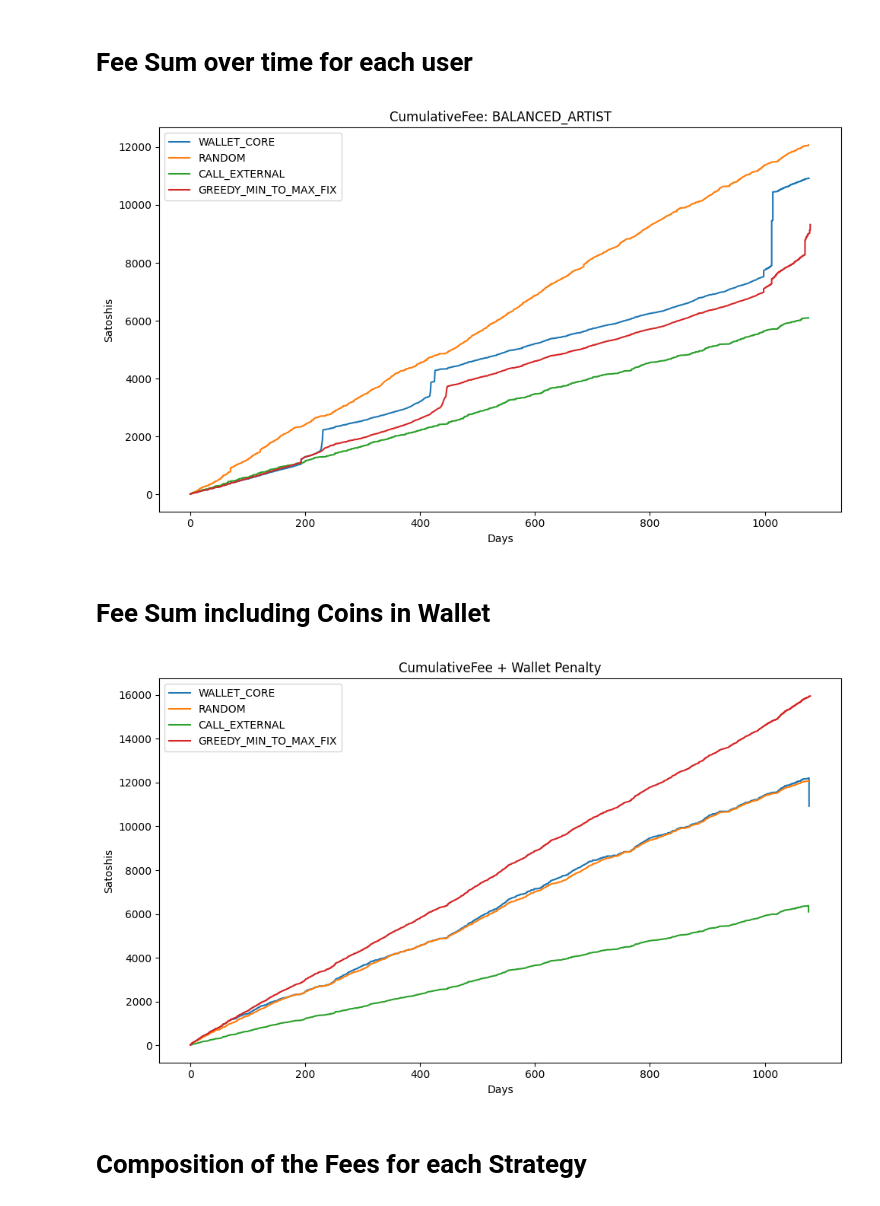
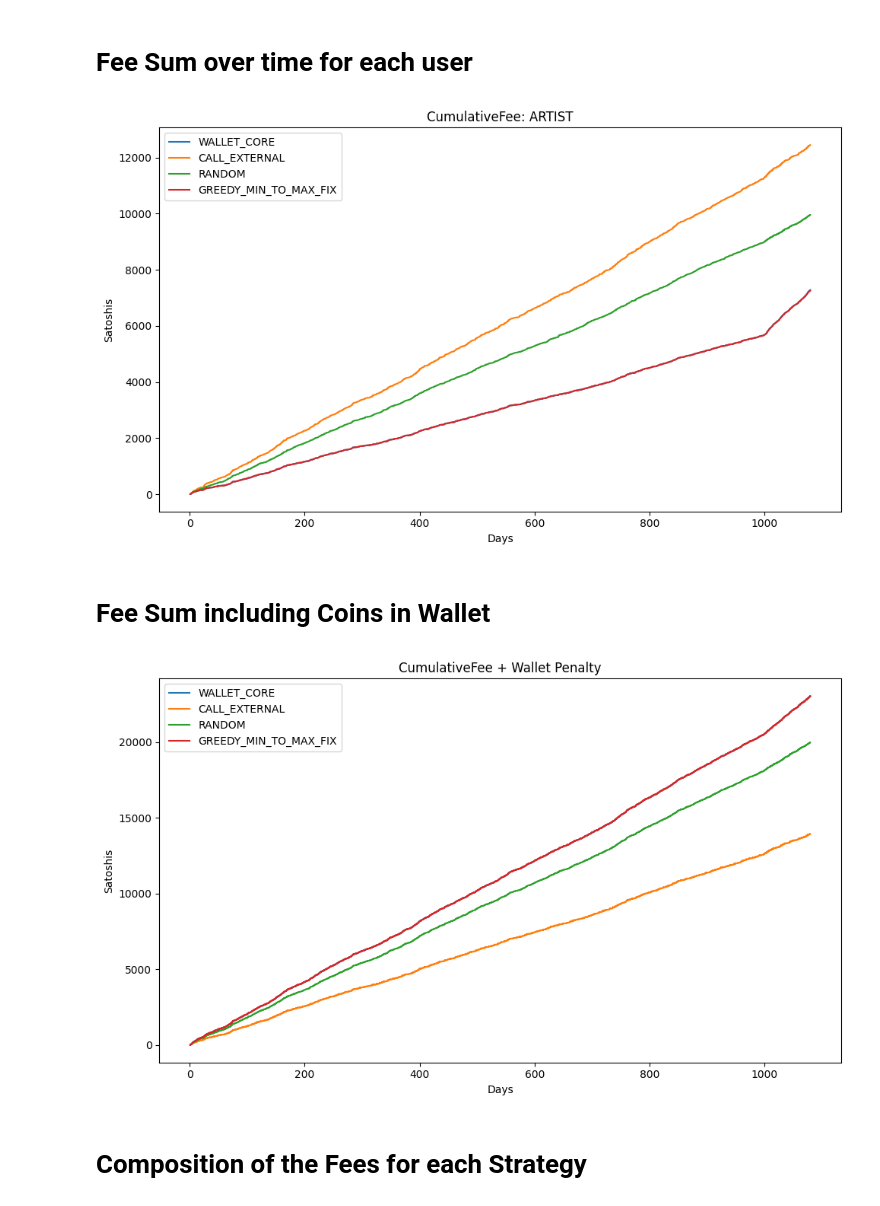
Before and after one commit to TheodorStraube/coin-selection-taler, a Jupyter notebook: coin-selection-analysis-master/new_nb.ipynb, the cells around one changed output. Saved outputs shown, nothing was run; the diff lists cells and outputs as text; code cells hidden in the pictures.

```diff
--- a/coin-selection-analysis-master/new_nb.ipynb
+++ b/coin-selection-analysis-master/new_nb.ipynb
@@ -63,6 +63,7 @@ df = pd.DataFrame(all_data)
 #df = df[(df['Operation'] != 'DEPOSIT_REFRESH_OP') & (df['Amount'] > 0)] # removed "& (df['Amount'] < 500000)" here
 
 df['Days'] = df['Time']/3600/24
+df = df.loc[(df["UserType"] == "ARTIST")]
 
 n_user_types = df["UserType"].nunique()
 n_strats = df["Strategy"].nunique()
@@ -152,28 +162,28 @@ plt.tight_layout()
 plt.savefig("results/final_cumulative_fees", bbox_inches='tight', dpi=300)
 plt.show()
 # %% [output]
-[figure, old version]
+[figure, new version]
 # %% [markdown]
 # Fee Sum including Coins in Wallet
 # %%
-df["FeeSumWallet"] = df["CoinCount"].shift(-1) + df["CumulativeFee"]
+df["FeeSumWallet"] = df["CoinCount"] + df["CumulativeFee"]
 
 # Plotting setup
 fig, axes = plt.subplots(nrows=rows, ncols=cols, figsize=(10, 6))
 if (rows * cols > 1):
     axes = axes.ravel()
 
 for idx, (user_type, ax) in enumerate(zip(df["UserType"].unique(), axes if cols * rows > 1 else [axes])):
     for strategy in df["Strategy"].unique():
       #  df.loc[(df["UserType"] == user_type) & (df["Strategy"] == strategy)].plot("Days", "CumulativeFee", xlabel="Days", ylabel="Satoshis", title="CumulativeFee: ", label=strategy, ax=ax)
       #  df.loc[(df["UserType"] == user_type) & (df["Strategy"] == strategy)].plot("Days", "CoinCount", xlabel="Days", ylabel="Satoshis", title="CumulativeFee: ", label=strategy, ax=ax)
         df.loc[(df["UserType"] == user_type) & (df["Strategy"] == strategy)].plot("Days", "FeeSumWallet", xlabel="Days", ylabel="Satoshis", title="CumulativeFee + Wallet Penalty", label=strategy, ax=ax)
 
 plt.tight_layout()
 plt.savefig("results/final_fees_and_wallet_penalty", bbox_inches='tight', dpi=300)
 plt.show()
 # %% [output]
-[figure, old version]
+[figure, new version]
 # %% [markdown]
 # Composition of the Fees for each Strategy
 # %%
```
Also changed, not shown: parts of 7 cells of this notebook, 10 other files.
